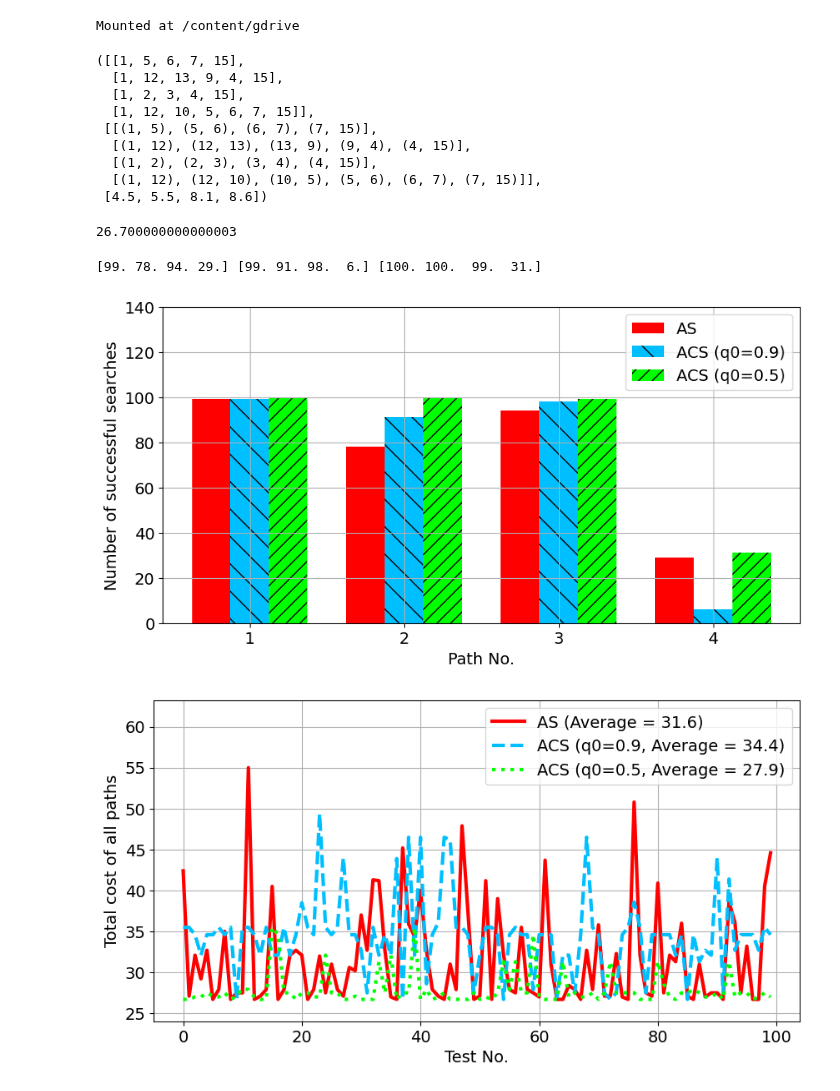
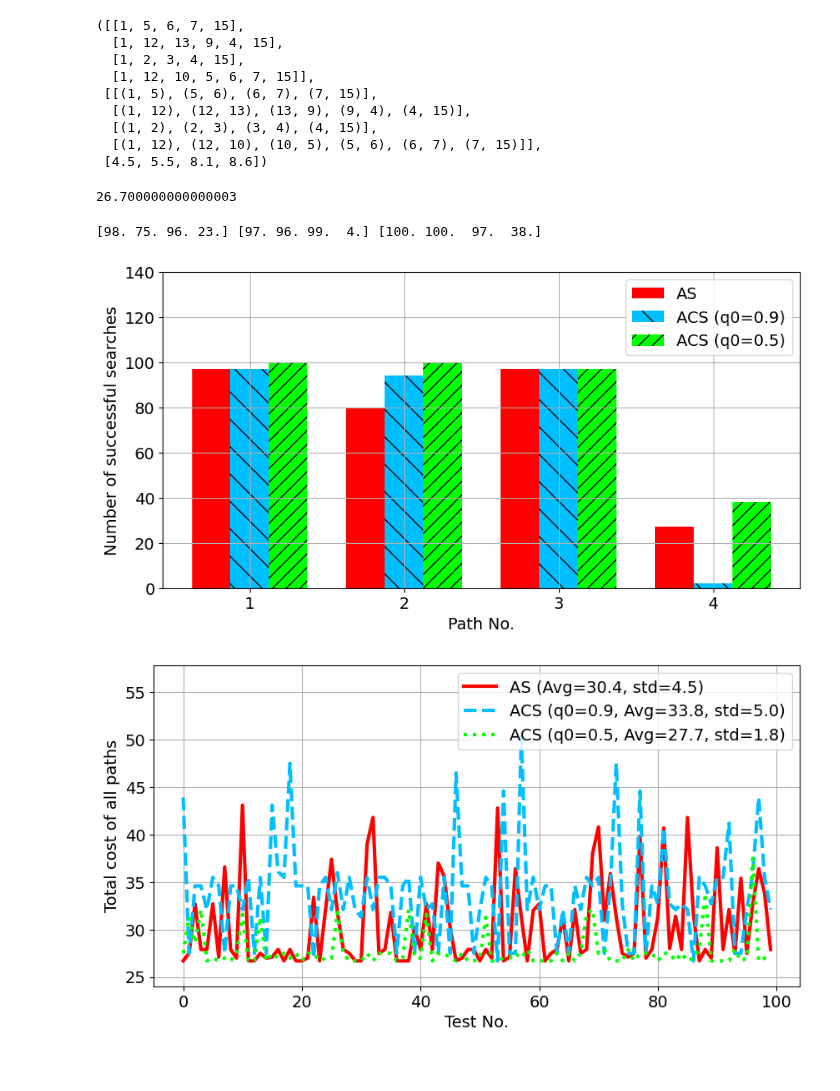
Before and after one commit to nguyenvantin971996/SDN_PyQt5, a Jupyter notebook: ryu_controller/ACO.ipynb, the cells around one changed output. Cells and saved outputs as stored; diff of their text form; code cells hidden in the pictures.

Commit message:
Được tạo bằng Colab

```diff
--- a/ryu_controller/ACO.ipynb
+++ b/ryu_controller/ACO.ipynb
@@ -1,9 +11,6 @@
 # %%
-from google.colab import drive
-drive.mount('/content/gdrive')
-import sys
-sys.path.append('/content/gdrive/My Drive/SDN/SomePrograms/SDN_PyQt5/ryu_controller')
-sys.path.append('/content/gdrive/My Drive/SDN/SomePrograms/SDN_PyQt5/topo_mininet')
+import os
+os.chdir('SDN_PyQt5/ryu_controller')
 
 import numpy as np
 import time
@@ -20,6 +27,7 @@ from get_metric import getMetric
 Times = 100
 src = 1
 dst = 15
+
 N = 10
 Max = 100
 K = 4
@@ -30,23 +38,20 @@ b = 2
 q0 = [0.9, 0.5]
 Q = 1
 
-# weight_map = getMetric('../topo_mininet/15_nodes.json')
-# weight_map = getMetric('/content/gdrive/My Drive/SDN/SomePrograms/SDN_PyQt5/ryu_controller/original/30_nodes.json')
-weight_map = getMetric('/content/gdrive/My Drive/SDN/SomePrograms/SDN_PyQt5/topo_mininet/15_nodes.json')
+weight_map = getMetric('../topo_mininet/15_nodes.json')
 alg_yen = YenAlgorithm(weight_map, src, dst, K)
 paths_yen, paths_edges_yen, pw_yen = alg_yen.compute_shortest_paths()
 paths_yen, paths_edges_yen, pw_yen
 # %% [output]
-Mounted at /content/gdrive
+([[1, 5, 6, 7, 15],
+  [1, 12, 13, 9, 4, 15],
+  [1, 2, 3, 4, 15],
+  [1, 12, 10, 5, 6, 7, 15]],
+ [[(1, 5), (5, 6), (6, 7), (7, 15)],
+  [(1, 12), (12, 13), (13, 9), (9, 4), (4, 15)],
+  [(1, 2), (2, 3), (3, 4), (4, 15)],
+  [(1, 12), (12, 10), (10, 5), (5, 6), (6, 7), (7, 15)]],
+ [4.5, 5.5, 8.1, 8.6])
-([[1, 5, 6, 7, 15],
-  [1, 12, 13, 9, 4, 15],
-  [1, 2, 3, 4, 15],
-  [1, 12, 10, 5, 6, 7, 15]],
- [[(1, 5), (5, 6), (6, 7), (7, 15)],
-  [(1, 12), (12, 13), (13, 9), (9, 4), (4, 15)],
-  [(1, 2), (2, 3), (3, 4), (4, 15)],
-  [(1, 12), (12, 10), (10, 5), (5, 6), (6, 7), (7, 15)]],
- [4.5, 5.5, 8.1, 8.6])
 # %%
 sum(pw_yen)
 # %% [output]
@@ -121,7 +126,7 @@ for i in range(Times):
 # %%
 print(number_success_1, number_success_2, number_success_3)
 # %% [output]
-[99. 78. 94. 29.] [99. 91. 98.  6.] [100. 100.  99.  31.]
+[98. 75. 96. 23.] [97. 96. 99.  4.] [100. 100.  97.  38.]
 # %%
 x = np.arange(K)+1
 width = 0.25
@@ -135,24 +140,28 @@ plt.xlabel("Path No.")
 plt.ylabel("Number of successful searches")
 plt.legend(["AS", "ACS (q0=0.9)", "ACS (q0=0.5)"], loc="upper right")
 plt.grid()
-plt.savefig("/content/gdrive/My Drive/SDN/SomePrograms/SDN_PyQt5/ryu_controller/ACO/ACO_nss.png", dpi=200, bbox_inches='tight')
+plt.savefig("ACO/ACO_nss.png", dpi=200, bbox_inches='tight')
 # %% [output]
-[figure, old version]
+[figure, new version]
 # %%
 fig = plt.figure(figsize=(10, 5))
-avr_1 = round(sum(sum_1)/Times, 1)
-avr_2 = round(sum(sum_2)/Times, 1)
-avr_3 = round(sum(sum_3)/Times, 1)
+
+avg_1, std_1 = np.mean(sum_1), np.std(sum_1)
+avg_2, std_2 = np.mean(sum_2), np.std(sum_2)
+avg_3, std_3 = np.mean(sum_3), np.std(sum_3)
+
 plt.ylim(0.9*min(sum_1+sum_2+sum_3), 1.15*max(sum_1+sum_2+sum_3))
-plt.plot(sum_1, label = "AS" + " (Average = "+str(avr_1)+")", linewidth = '3', color='red')
-plt.plot(sum_2, label = "ACS (q0=0.9, " + "Average = "+str(avr_2)+")", linewidth = '3', color='deepskyblue', linestyle = 'dashed')
-plt.plot(sum_3, label = "ACS (q0=0.5, " + "Average = "+str(avr_3)+")", linewidth = '3', color='lime', linestyle = 'dotted')
+
+plt.plot(sum_1, label=f"AS (Avg={avg_1:.1f}, std={std_1:.1f})", linewidth=3, color='red')
+plt.plot(sum_2, label=f"ACS (q0=0.9, Avg={avg_2:.1f}, std={std_2:.1f})", linewidth=3, color='deepskyblue', linestyle='dashed')
+plt.plot(sum_3, label=f"ACS (q0=0.5, Avg={avg_3:.1f}, std={std_3:.1f})", linewidth=3, color='lime', linestyle='dotted')
+
 plt.legend(loc="upper right")
 plt.xlabel("Test No.")
 plt.ylabel("Total cost of all paths")
 plt.grid()
-plt.savefig("/content/gdrive/My Drive/SDN/SomePrograms/SDN_PyQt5/ryu_controller/ACO/ACO_sum.png", dpi=200, bbox_inches='tight')
+plt.savefig("ACO/ACO_sum.png", dpi=200, bbox_inches='tight')
 # %% [output]
-[figure, old version]
+[figure, new version]
 # %%
 fig = plt.figure(figsize=(10, 5))
```
Also changed, not shown: parts of 3 cells of this notebook.
